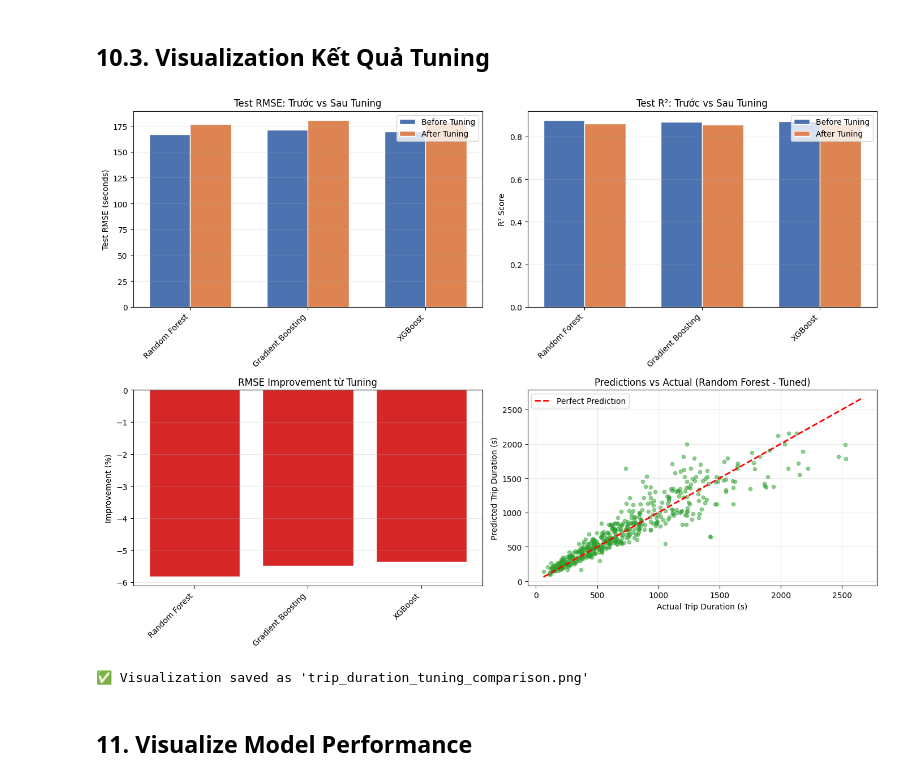
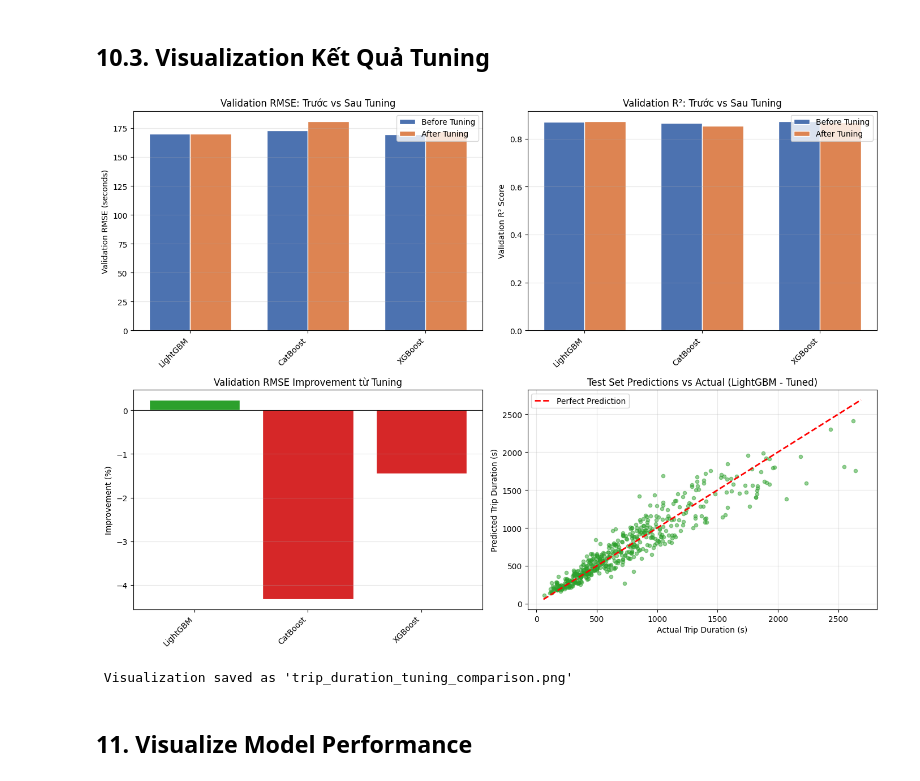
Before and after one commit to MinhNguyen-leo/Data_Mining_projects, a Jupyter notebook: data_mining/src/trip_duration_prediction.ipynb, the cells around one changed output. Saved outputs shown, nothing was run; the diff lists cells and outputs as text; code cells hidden in the pictures.

```diff
--- a/data_mining/src/trip_duration_prediction.ipynb
+++ b/data_mining/src/trip_duration_prediction.ipynb
@@ -179,16 +185,17 @@ Test  - Mean: 746.72s, Std: 473.59s
 ## 7. Định nghĩa các mô hình Regressor
 # %%
 # Định nghĩa các mô hình với thông tin về scaling requirement
+# Tree-based models (LightGBM, CatBoost, XGBoost) do NOT require feature scaling
 models = {
-    'Random Forest': (RandomForestRegressor(n_estimators=100, max_depth=15,
-                                             random_state=42, n_jobs=-1), False),
-    'Gradient Boosting': (GradientBoostingRegressor(n_estimators=100, max_depth=5,
-                                                      learning_rate=0.1, random_state=42), False),
+    'LightGBM': (LGBMRegressor(n_estimators=100, max_depth=6, learning_rate=0.1,
+                                num_leaves=31, random_state=42, n_jobs=-1, verbose=-1), False),
+    'CatBoost': (CatBoostRegressor(iterations=100, max_depth=6, learning_rate=0.1,
+                                   random_state=42, thread_count=-1, verbose=False), False),
     'XGBoost': (XGBRegressor(n_estimators=100, max_depth=6, learning_rate=0.1,
                              random_state=42, n_jobs=-1, tree_method='hist', verbosity=0), False)
 }
 
-print(f"✅ {len(models)} mô hình đã được định nghĩa")
+print(f"{len(models)} mô hình đã được định nghĩa:")
 for name in models.keys():
     print(f"  - {name}")
 # %% [output]
@@ -201,9 +208,10 @@ for name in models.keys():
 # %%
 scaler = StandardScaler()
 X_train_scaled = scaler.fit_transform(X_train)
+X_val_scaled = scaler.transform(X_val)
 X_test_scaled = scaler.transform(X_test)
 
-print(f"✅ Dữ liệu đã được scaled")
-print(f"X_train_scaled shape: {X_train_scaled.shape}")
-print(f"X_test_scaled shape: {X_test_scaled.shape}")
+print(f"   X_train shape: {X_train.shape}")
+print(f"   X_val shape: {X_val.shape}")
+print(f"   X_test shape: {X_test.shape}")
 # %% [output]
@@ -584,67 +622,67 @@ Gradient Boosting          170.909834         180.301453             -5.495072
 # %%
 fig, axes = plt.subplots(2, 2, figsize=(14, 10))
 
-# Plot 1: RMSE Trước và Sau Tuning
+# Plot 1: RMSE Trước và Sau Tuning (Validation set)
 models_tuning = comparison_tuning_df['Model']
 x = np.arange(len(models_tuning))
 width = 0.35
 
-axes[0, 0].bar(x - width/2, comparison_tuning_df['Before Tuning RMSE'], width,
+axes[0, 0].bar(x - width/2, comparison_tuning_df['Before Val RMSE'], width,
                label='Before Tuning', color='#4C72B0', edgecolor='white')
-axes[0, 0].bar(x + width/2, comparison_tuning_df['After Tuning RMSE'], width,
+axes[0, 0].bar(x + width/2, comparison_tuning_df['After Val RMSE'], width,
                label='After Tuning', color='#DD8452', edgecolor='white')
-axes[0, 0].set_ylabel('Test RMSE (seconds)')
-axes[0, 0].set_title('Test RMSE: Trước vs Sau Tuning')
+axes[0, 0].set_ylabel('Validation RMSE (seconds)')
+axes[0, 0].set_title('Validation RMSE: Trước vs Sau Tuning')
 axes[0, 0].set_xticks(x)
 axes[0, 0].set_xticklabels(models_tuning, rotation=45, ha='right')
 axes[0, 0].legend()
 axes[0, 0].grid(axis='y', alpha=0.3)
 
-# Plot 2: R² Trước và Sau Tuning
-axes[0, 1].bar(x - width/2, comparison_tuning_df['Before R²'], width,
+# Plot 2: R² Trước và Sau Tuning (Validation set)
+axes[0, 1].bar(x - width/2, comparison_tuning_df['Before Val R²'], width,
                label='Before Tuning', color='#4C72B0', edgecolor='white')
-axes[0, 1].bar(x + width/2, comparison_tuning_df['After R²'], width,
+axes[0, 1].bar(x + width/2, comparison_tuning_df['After Val R²'], width,
                label='After Tuning', color='#DD8452', edgecolor='white')
-axes[0, 1].set_ylabel('R² Score')
-axes[0, 1].set_title('Test R²: Trước vs Sau Tuning')
+axes[0, 1].set_ylabel('Validation R² Score')
+axes[0, 1].set_title('Validation R²: Trước vs Sau Tuning')
 axes[0, 1].set_xticks(x)
 axes[0, 1].set_xticklabels(models_tuning, rotation=45, ha='right')
 axes[0, 1].legend()
 axes[0, 1].grid(axis='y', alpha=0.3)
 
 # Plot 3: Cải thiện RMSE (%)
-colors_improvement = ['#2CA02C' if x > 0 else '#D62728' for x in comparison_tuning_df['RMSE Improvement (%)']]
-axes[1, 0].bar(models_tuning, comparison_tuning_df['RMSE Improvement (%)'], color=colors_improvement, edgecolor='white')
+colors_improvement = ['#2CA02C' if x > 0 else '#D62728' for x in comparison_tuning_df['Val RMSE Improvement (%)']]
+axes[1, 0].bar(models_tuning, comparison_tuning_df['Val RMSE Improvement (%)'], color=colors_improvement, edgecolor='white')
 axes[1, 0].set_ylabel('Improvement (%)')
-axes[1, 0].set_title('RMSE Improvement từ Tuning')
+axes[1, 0].set_title('Validation RMSE Improvement từ Tuning')
 axes[1, 0].axhline(y=0, color='black', linestyle='-', linewidth=0.8)
 axes[1, 0].set_xticklabels(models_tuning, rotation=45, ha='right')
 axes[1, 0].grid(axis='y', alpha=0.3)
 
-# Plot 4: Actual vs Predicted cho best tuned model
+# Plot 4: Actual vs Predicted cho best tuned model (using test set)
 best_tuned_model = tuned_models[best_tuned_model_name]
-y_pred_best_tuned = best_tuned_model['y_pred']
+y_pred_best_tuned = best_tuned_model['y_pred_test']
 
 n_sample = min(500, len(y_test))
 axes[1, 1].scatter(y_test.iloc[:n_sample], y_pred_best_tuned[:n_sample],
                    alpha=0.5, s=20, color='#2CA02C')
 min_val = min(y_test.min(), y_pred_best_tuned.min())
 max_val = max(y_test.max(), y_pred_best_tuned.max())
 axes[1, 1].plot([min_val, max_val], [min_val, max_val], 'r--', lw=2, label='Perfect Prediction')
 axes[1, 1].set_xlabel('Actual Trip Duration (s)')
 axes[1, 1].set_ylabel('Predicted Trip Duration (s)')
-axes[1, 1].set_title(f'Predictions vs Actual ({best_tuned_model_name} - Tuned)')
+axes[1, 1].set_title(f'Test Set Predictions vs Actual ({best_tuned_model_name} - Tuned)')
 axes[1, 1].legend()
 axes[1, 1].grid(alpha=0.3)
 
 plt.tight_layout()
 plt.savefig('trip_duration_tuning_comparison.png', bbox_inches='tight', dpi=100)
 plt.show()
 
-print("✅ Visualization saved as 'trip_duration_tuning_comparison.png'")
+print(" Visualization saved as 'trip_duration_tuning_comparison.png'")
 # %% [output]
-[figure, old version]
+[figure, new version]
-✅ Visualization saved as 'trip_duration_tuning_comparison.png'
+ Visualization saved as 'trip_duration_tuning_comparison.png'
 # %% [markdown]
 ## 11. Visualize Model Performance
 # %%
```
Also changed, not shown: parts of 19 cells of this notebook.
